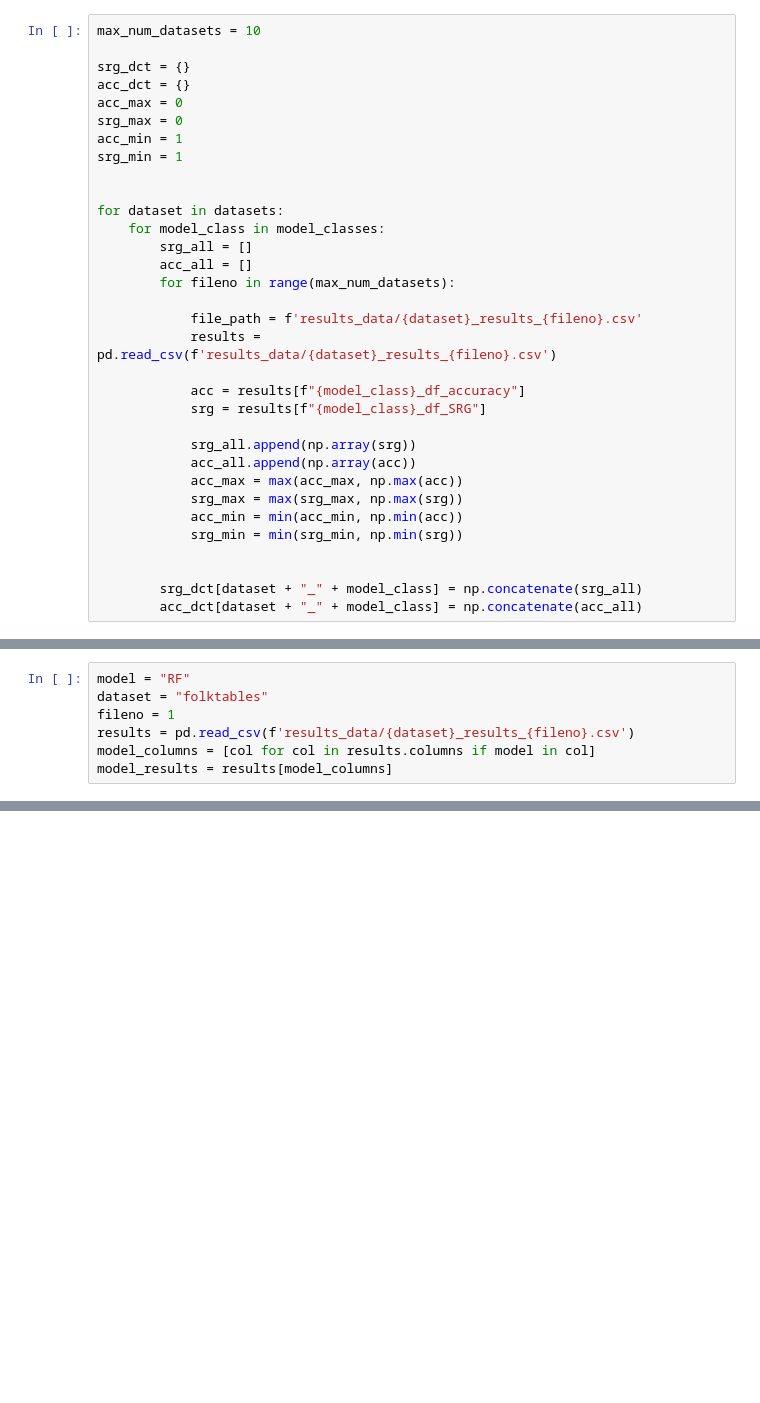
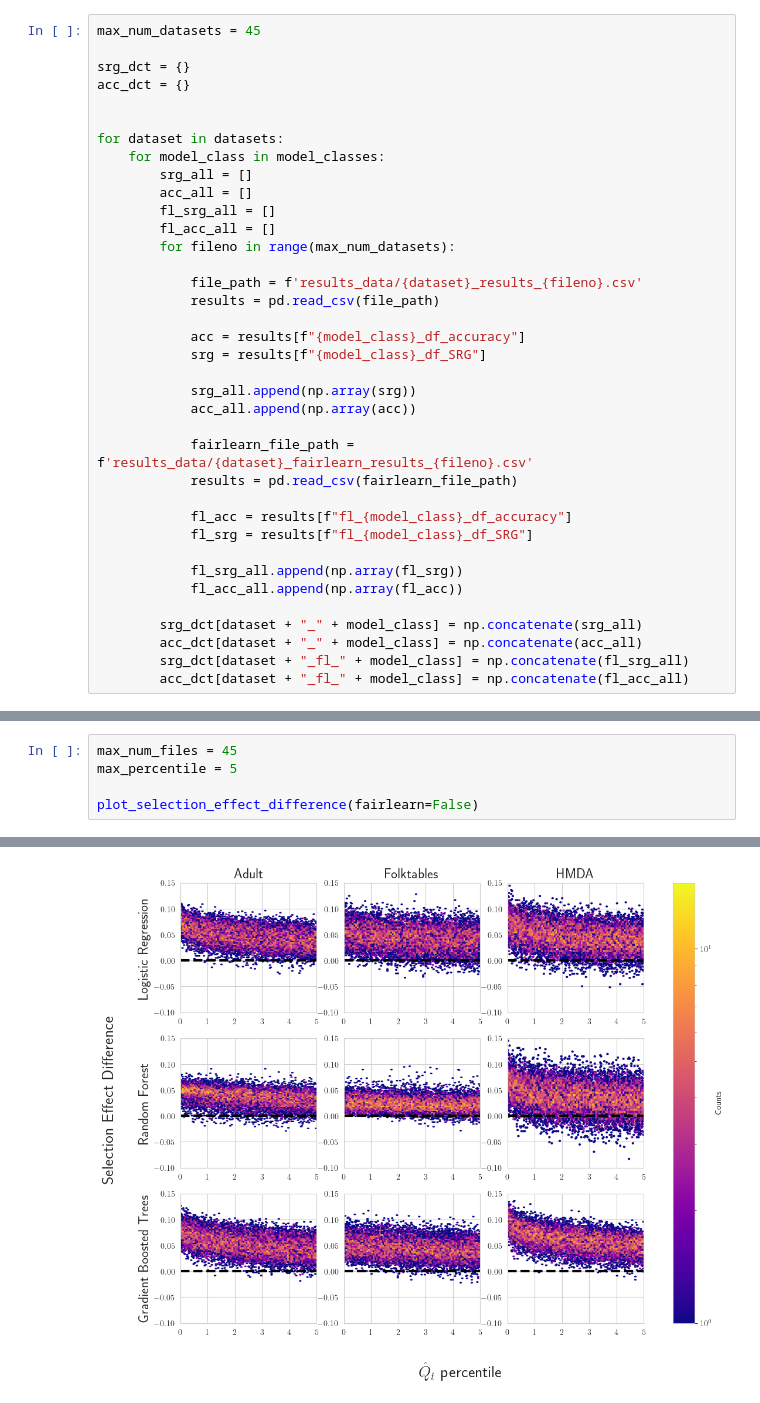
Before and after one commit to johnchrishays/lda, a Jupyter notebook: plotting.ipynb, the cells around one changed output, grey strips where cells are left out. Drawn from its saved outputs; the diff is of its cells as text; blank space fills up the shorter version.

```diff
--- a/plotting.ipynb
+++ b/plotting.ipynb
@@ -319,35 +365,39 @@ Fairlearn Multi-Layer Perceptron & - & - & - \\\\
 # %%
-max_num_datasets = 10
+max_num_datasets = 45
 
 srg_dct = {}
 acc_dct = {}
-acc_max = 0
-srg_max = 0
-acc_min = 1
-srg_min = 1
 
 
 for dataset in datasets:
     for model_class in model_classes:
         srg_all = []
         acc_all = []
+        fl_srg_all = []
+        fl_acc_all = []
         for fileno in range(max_num_datasets):
 
             file_path = f'results_data/{dataset}_results_{fileno}.csv'
-            results = pd.read_csv(f'results_data/{dataset}_results_{fileno}.csv')
+            results = pd.read_csv(file_path)
 
             acc = results[f"{model_class}_df_accuracy"]
             srg = results[f"{model_class}_df_SRG"]
 
             srg_all.append(np.array(srg))
             acc_all.append(np.array(acc))
-            acc_max = max(acc_max, np.max(acc))
-            srg_max = max(srg_max, np.max(srg))
-            acc_min = min(acc_min, np.min(acc))
-            srg_min = min(srg_min, np.min(srg))
 
+            fairlearn_file_path = f'results_data/{dataset}_fairlearn_results_{fileno}.csv'
+            results = pd.read_csv(fairlearn_file_path)
+
+            fl_acc = results[f"fl_{model_class}_df_accuracy"]
+            fl_srg = results[f"fl_{model_class}_df_SRG"]
+
+            fl_srg_all.append(np.array(fl_srg))
+            fl_acc_all.append(np.array(fl_acc))
 
         srg_dct[dataset + "_" + model_class] = np.concatenate(srg_all)
         acc_dct[dataset + "_" + model_class] = np.concatenate(acc_all)
+        srg_dct[dataset + "_fl_" + model_class] = np.concatenate(fl_srg_all)
+        acc_dct[dataset + "_fl_" + model_class] = np.concatenate(fl_acc_all)
 # %%
 def plot_accuracy_srg_comparison(fairlearn=False):
@@ -489,7 +448,0 @@ Saved miscoverage results to miscoverage_mean.csv
-# %%
-model = "RF"
-dataset = "folktables"
-fileno = 1
-results = pd.read_csv(f'results_data/{dataset}_results_{fileno}.csv')
-model_columns = [col for col in results.columns if model in col]
-model_results = results[model_columns]
@@ -615,0 +516,6 @@ plt.show()
+# %%
+max_num_files = 45
+max_percentile = 5
+
+plot_selection_effect_difference(fairlearn=False)
+# %% [output]
@@ -615,0 +531 @@ plt.show()
+[figure, added]
```
Also changed, not shown: parts of 22 cells of this notebook, 3 other files.
